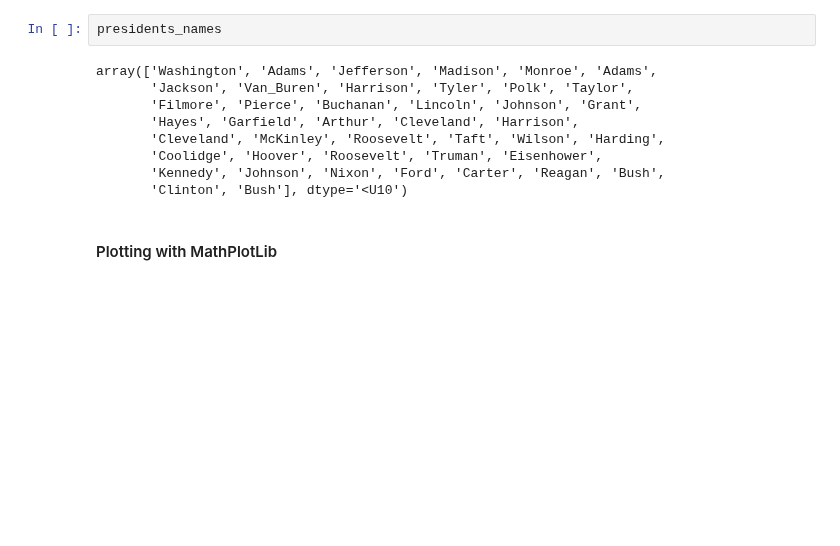
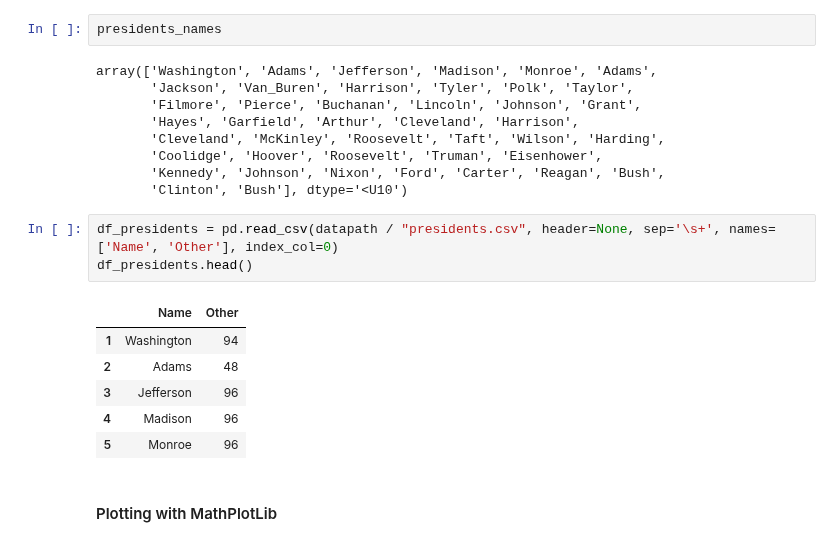
Before and after one commit to rsouza/FGV_Intro_DS, a Jupyter notebook: notebooks/6-Exploring_Data_Statistic_Analysis.ipynb, the cells around one changed output. Saved outputs shown, nothing was run; the diff lists cells and outputs as text; blank space fills up the shorter version.

```diff
--- a/notebooks/6-Exploring_Data_Statistic_Analysis.ipynb
+++ b/notebooks/6-Exploring_Data_Statistic_Analysis.ipynb
@@ -65,6 +74,16 @@ array(['Washington', 'Adams', 'Jefferson', 'Madison', 'Monroe', 'Adams',
        'Coolidge', 'Hoover', 'Roosevelt', 'Truman', 'Eisenhower',
        'Kennedy', 'Johnson', 'Nixon', 'Ford', 'Carter', 'Reagan', 'Bush',
        'Clinton', 'Bush'], dtype='<U10')
+# %%
+df_presidents = pd.read_csv(datapath / "presidents.csv", header=None, sep='\s+', names=['Name', 'Other'], index_col=0)
+df_presidents.head()
+# %% [output]
+|  | Name | Other |
+| 1 | Washington | 94 |
+| 2 | Adams | 48 |
+| 3 | Jefferson | 96 |
+| 4 | Madison | 96 |
+| 5 | Monroe | 96 |
 # %% [markdown]
 #### Plotting with MathPlotLib
 # %%
```
Also changed, not shown: parts of 32 cells of this notebook, 1 other file.
